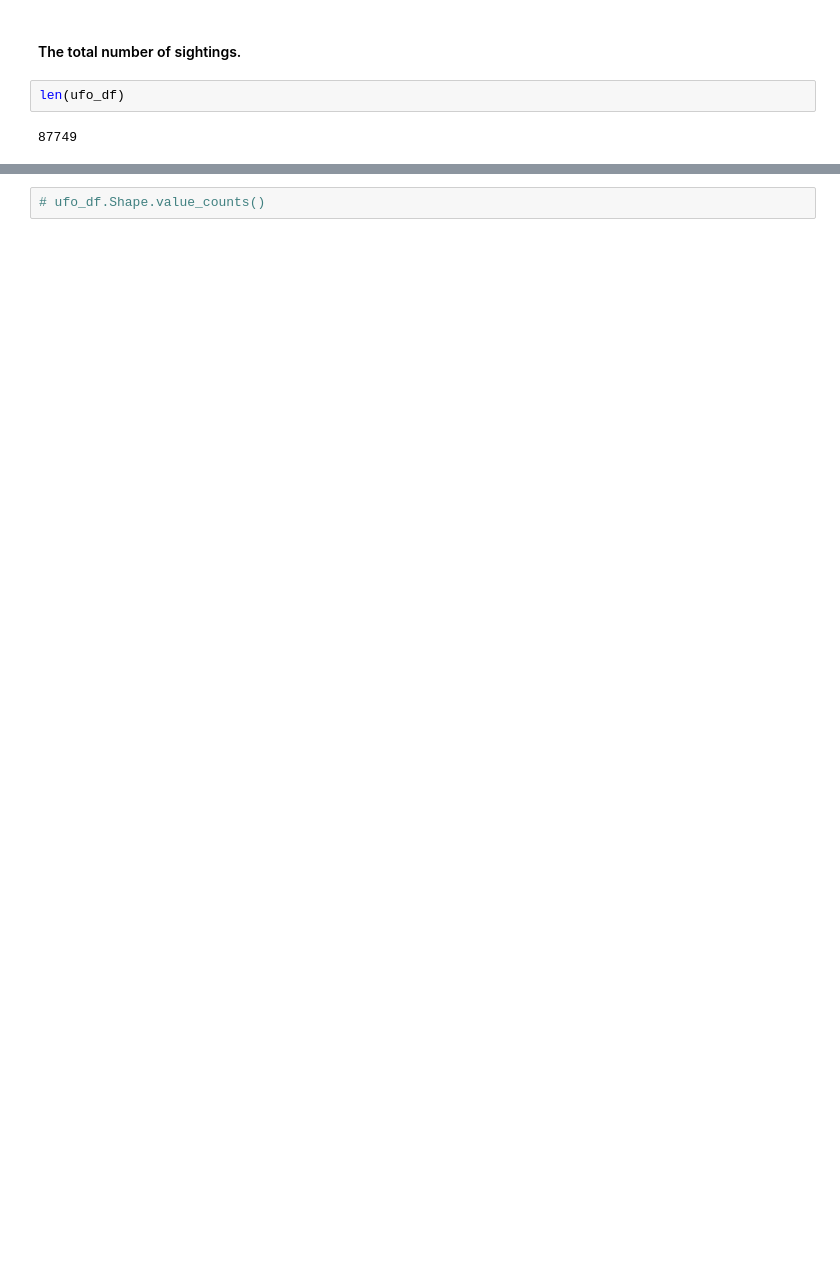
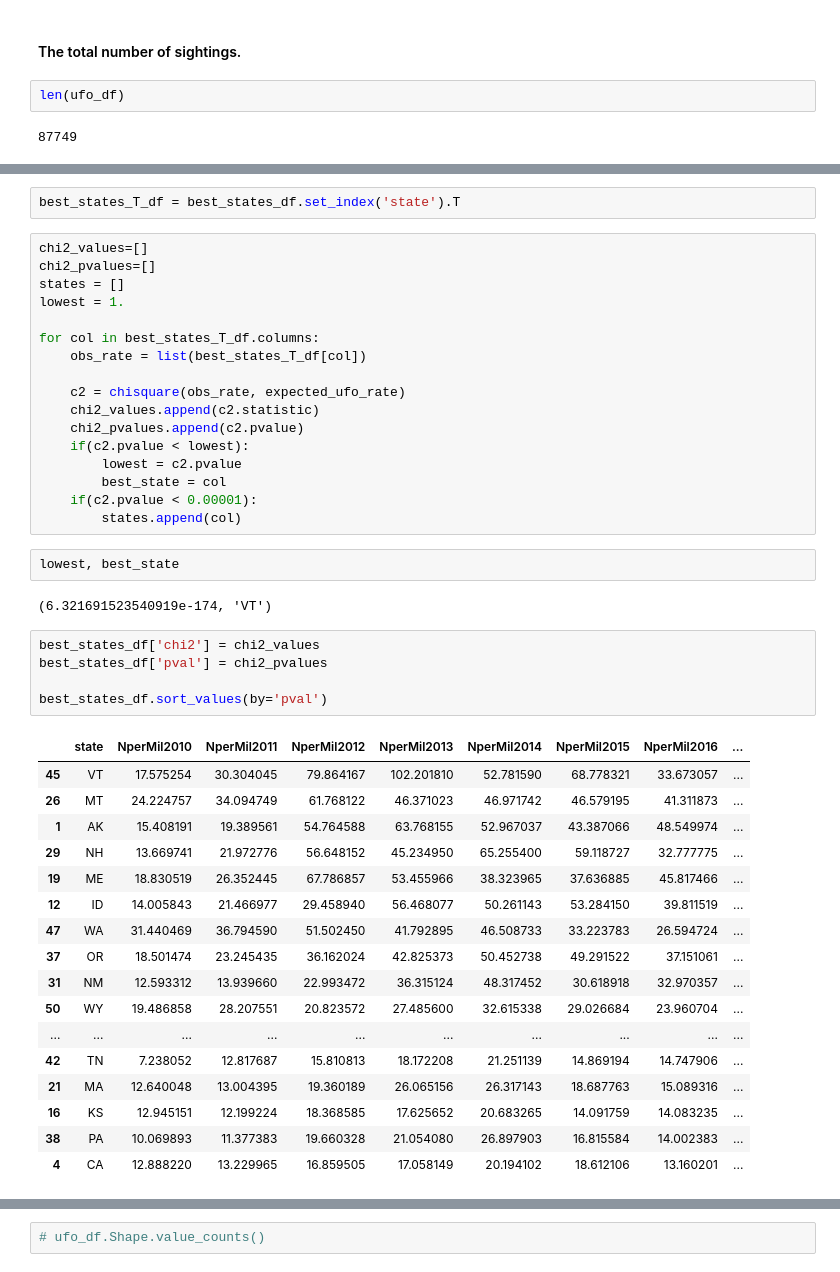
Before and after one commit to fcoba/UFO_proj_2, a Jupyter notebook: ufo_ttest.ipynb, the cells around one changed output, grey strips where cells are left out. Saved outputs shown, nothing was run; the diff lists cells and outputs as text; blank space fills up the shorter version.

```diff
--- a/ufo_ttest.ipynb
+++ b/ufo_ttest.ipynb
@@ -115,0 +208,46 @@ ufo_df.Duration_sec=ufo_df.Duration_sec.astype(float)
+# %%
+best_states_T_df = best_states_df.set_index('state').T
+# %%
+chi2_values=[]
+chi2_pvalues=[]
+states = []
+lowest = 1.
+
+for col in best_states_T_df.columns:
+    obs_rate = list(best_states_T_df[col])
+
+    c2 = chisquare(obs_rate, expected_ufo_rate)
+    chi2_values.append(c2.statistic)
+    chi2_pvalues.append(c2.pvalue)
+    if(c2.pvalue < lowest):
+        lowest = c2.pvalue
+        best_state = col
+    if(c2.pvalue < 0.00001):
+        states.append(col)
+# %%
+lowest, best_state
+# %% [output]
+(6.321691523540919e-174, 'VT')
+# %%
+best_states_df['chi2'] = chi2_values
+best_states_df['pval'] = chi2_pvalues
+
+best_states_df.sort_values(by='pval')
+# %% [output]
+|  | state | NperMil2010 | NperMil2011 | NperMil2012 | NperMil2013 | NperMil2014 | NperMil2015 | NperMil2016 | ... |
+| 45 | VT | 17.575254 | 30.304045 | 79.864167 | 102.201810 | 52.781590 | 68.778321 | 33.673057 | ... |
+| 26 | MT | 24.224757 | 34.094749 | 61.768122 | 46.371023 | 46.971742 | 46.579195 | 41.311873 | ... |
+| 1 | AK | 15.408191 | 19.389561 | 54.764588 | 63.768155 | 52.967037 | 43.387066 | 48.549974 | ... |
+| 29 | NH | 13.669741 | 21.972776 | 56.648152 | 45.234950 | 65.255400 | 59.118727 | 32.777775 | ... |
+| 19 | ME | 18.830519 | 26.352445 | 67.786857 | 53.455966 | 38.323965 | 37.636885 | 45.817466 | ... |
+| 12 | ID | 14.005843 | 21.466977 | 29.458940 | 56.468077 | 50.261143 | 53.284150 | 39.811519 | ... |
+| 47 | WA | 31.440469 | 36.794590 | 51.502450 | 41.792895 | 46.508733 | 33.223783 | 26.594724 | ... |
+| 37 | OR | 18.501474 | 23.245435 | 36.162024 | 42.825373 | 50.452738 | 49.291522 | 37.151061 | ... |
+| 31 | NM | 12.593312 | 13.939660 | 22.993472 | 36.315124 | 48.317452 | 30.618918 | 32.970357 | ... |
+| 50 | WY | 19.486858 | 28.207551 | 20.823572 | 27.485600 | 32.615338 | 29.026684 | 23.960704 | ... |
+| ... | ... | ... | ... | ... | ... | ... | ... | ... | ... |
+| 42 | TN | 7.238052 | 12.817687 | 15.810813 | 18.172208 | 21.251139 | 14.869194 | 14.747906 | ... |
+| 21 | MA | 12.640048 | 13.004395 | 19.360189 | 26.065156 | 26.317143 | 18.687763 | 15.089316 | ... |
+| 16 | KS | 12.945151 | 12.199224 | 18.368585 | 17.625652 | 20.683265 | 14.091759 | 14.083235 | ... |
+| 38 | PA | 10.069893 | 11.377383 | 19.660328 | 21.054080 | 26.897903 | 16.815584 | 14.002383 | ... |
+| 4 | CA | 12.888220 | 13.229965 | 16.859505 | 17.058149 | 20.194102 | 18.612106 | 13.160201 | ... |
```
Also changed, not shown: parts of 62 cells of this notebook, 2 other files.
